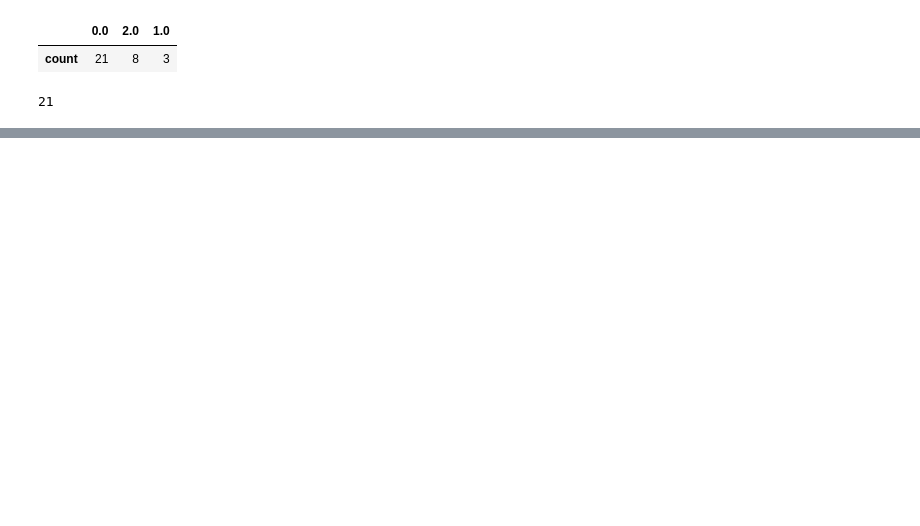
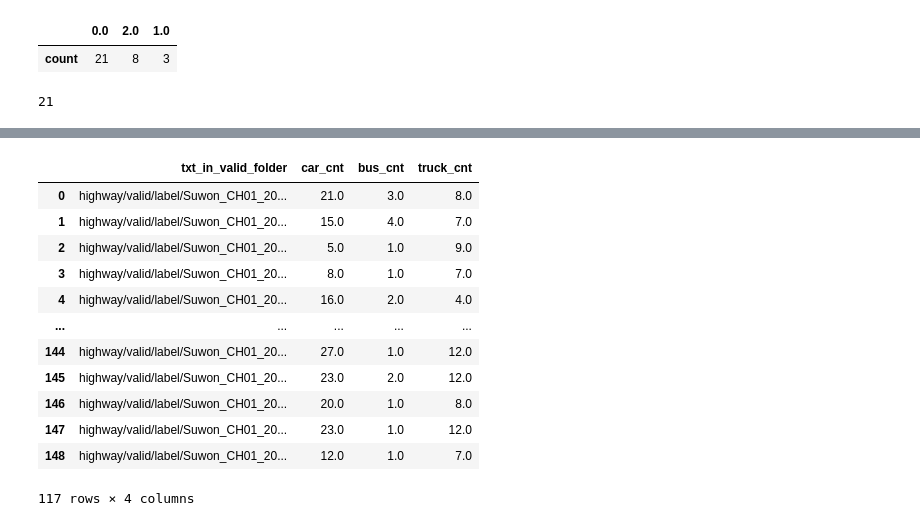
Before and after one commit to sesac-google-ai-1st/yongjung_yolo_repo, a Jupyter notebook: 231121labelDist.ipynb, the cells around one changed output, grey strips where cells are left out. Cells and saved outputs as stored; diff of their text form; code cells hidden in the pictures; blank space fills up the shorter version.

```diff
--- a/231121labelDist.ipynb
+++ b/231121labelDist.ipynb
@@ -122,0 +230,25 @@ df.head()
+# %%
+for i in range(len(txt_df)):
+    df_ex = pd.DataFrame(pd.DataFrame(Y_test_ex[i])[0].value_counts()).T
+    for cls in df_ex.columns:
+        # print(float(i))
+        col = classes[int(cls)] + '_cnt'
+        # print(col)
+        txt_df.loc[i, col] = df_ex.loc['count', cls]
+# %%
+txt_df.dropna(inplace=True)
+txt_df
+# %% [output]
+|  | txt_in_valid_folder | car_cnt | bus_cnt | truck_cnt |
+| 0 | highway/valid/label/Suwon_CH01_20... | 21.0 | 3.0 | 8.0 |
+| 1 | highway/valid/label/Suwon_CH01_20... | 15.0 | 4.0 | 7.0 |
+| 2 | highway/valid/label/Suwon_CH01_20... | 5.0 | 1.0 | 9.0 |
+| 3 | highway/valid/label/Suwon_CH01_20... | 8.0 | 1.0 | 7.0 |
+| 4 | highway/valid/label/Suwon_CH01_20... | 16.0 | 2.0 | 4.0 |
+| ... | ... | ... | ... | ... |
+| 144 | highway/valid/label/Suwon_CH01_20... | 27.0 | 1.0 | 12.0 |
+| 145 | highway/valid/label/Suwon_CH01_20... | 23.0 | 2.0 | 12.0 |
+| 146 | highway/valid/label/Suwon_CH01_20... | 20.0 | 1.0 | 8.0 |
+| 147 | highway/valid/label/Suwon_CH01_20... | 23.0 | 1.0 | 12.0 |
+| 148 | highway/valid/label/Suwon_CH01_20... | 12.0 | 1.0 | 7.0 |
+117 rows × 4 columns
```
Also changed, not shown: parts of 20 cells of this notebook, 1 other file.
